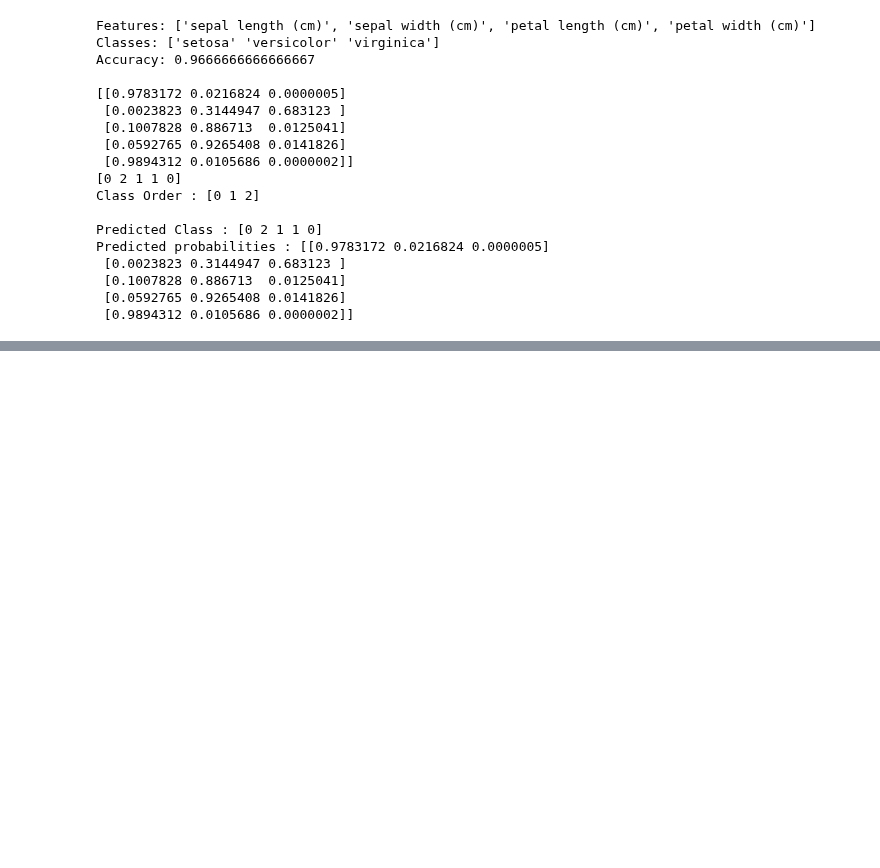
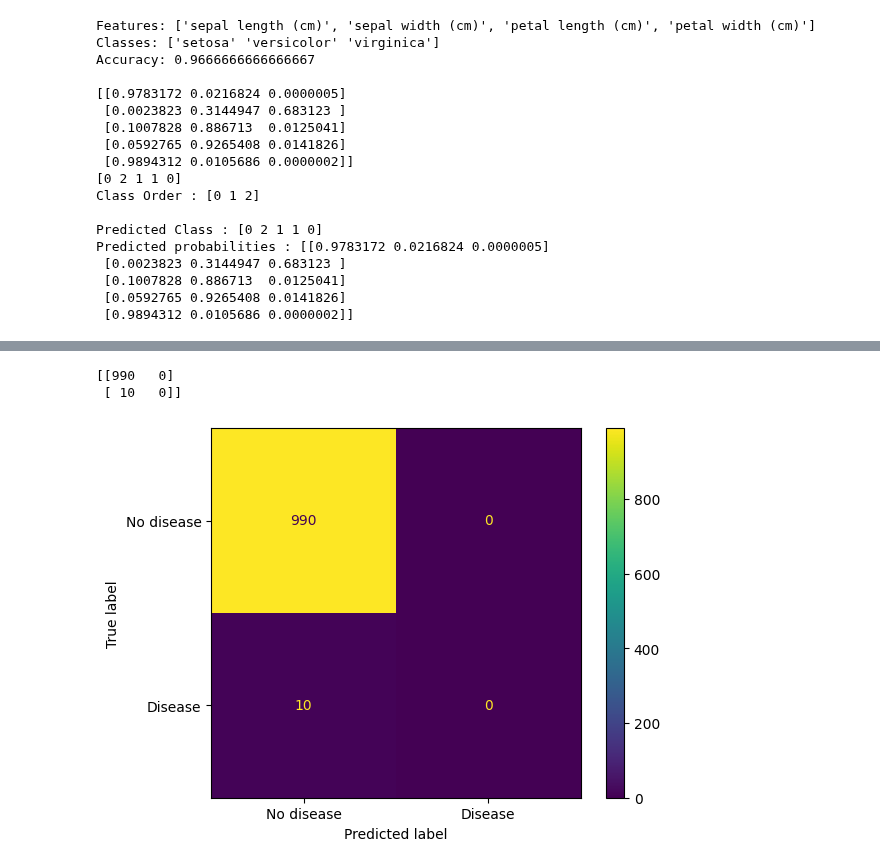
Before and after one commit to Zarif-451/Machine-Learning, a Jupyter notebook: Scikit-Learn/Scikit-Learn (Supervised ML)/classification.ipynb, the cells around one changed output, grey strips where cells are left out. Cells and saved outputs as stored; diff of their text form; code cells hidden in the pictures; blank space fills up the shorter version.

```diff
--- a/Scikit-Learn/Scikit-Learn (Supervised ML)/classification.ipynb
+++ b/Scikit-Learn/Scikit-Learn (Supervised ML)/classification.ipynb
@@ -746,0 +935,25 @@ Predicted probabilities : [[0.9783172 0.0216824 0.0000005]
+# %%
+from sklearn.metrics import confusion_matrix
+import numpy as np
+
+# Actual labels: 990 people without disease, 10 with disease
+y_true = np.array([0] * 990 + [1] * 10)
+
+# Model predicts no disease for everyone
+y_pred = np.zeros(1000, dtype=int)
+
+cm = confusion_matrix(y_true, y_pred)
+print(cm)
+# %% [output]
+[[990   0]
+ [ 10   0]]
+# %%
+from sklearn.metrics import ConfusionMatrixDisplay
+import matplotlib.pyplot as plt
+
+ConfusionMatrixDisplay(
+    confusion_matrix=cm,
+    display_labels=["No disease", "Disease"]
+).plot();
+# %% [output]
+[figure, added]
```
Also changed, not shown: parts of 6 cells of this notebook, 2 other files.
